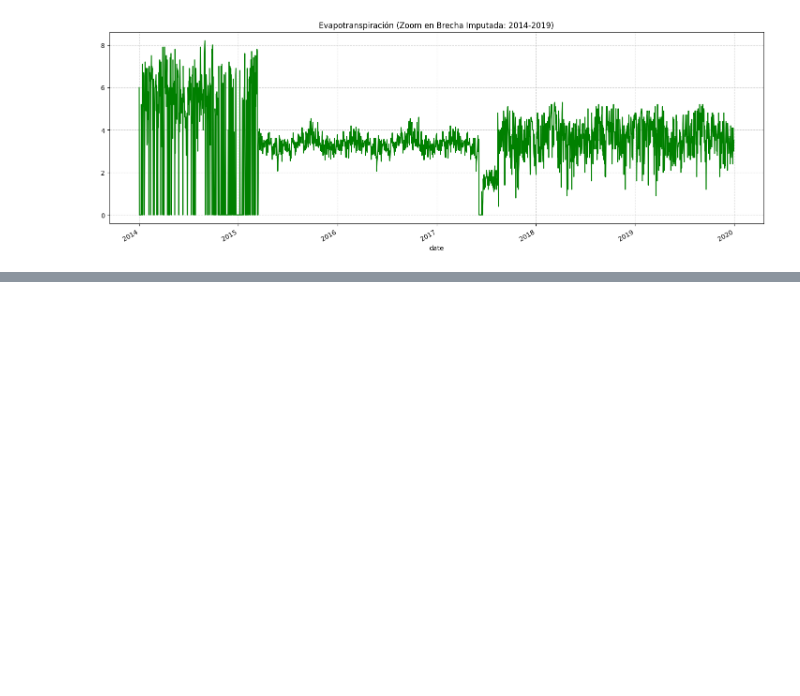
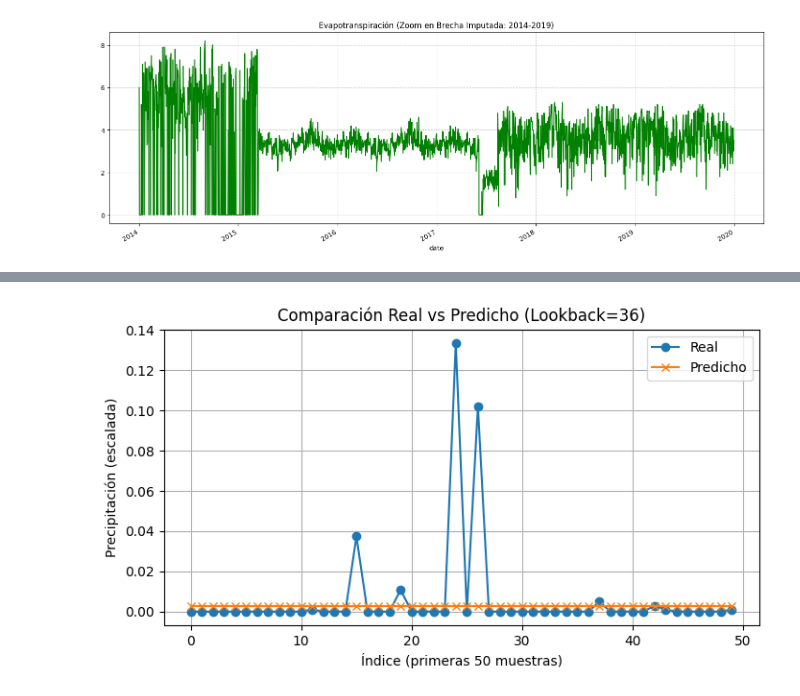
Before and after one commit to Laura9704/Fundamentos_MCD, a Jupyter notebook: Modelo_RNN.ipynb, the cells around one changed output, grey strips where cells are left out. Drawn from its saved outputs; the diff is of its cells as text; code cells hidden in the pictures; blank space fills up the shorter version.

```diff
--- a/Modelo_RNN.ipynb
+++ b/Modelo_RNN.ipynb
@@ -747,0 +630,12 @@ print("--- ENTRENAMIENTO RNN TERMINADO ---")
+# %%
+plt.figure(figsize=(8, 4))
+plt.plot(pred_df['Real'][:50].values, label='Real', marker='o')
+plt.plot(pred_df['Predicho'][:50].values, label='Predicho', marker='x')
+plt.title(f'Comparación Real vs Predicho (Lookback={best_lookback})')
+plt.xlabel('Índice (primeras 50 muestras)')
+plt.ylabel('Precipitación (escalada)')
+plt.legend()
+plt.grid(True)
+plt.show()
+# %% [output]
+[figure, added]
```
Also changed, not shown: parts of 46 cells of this notebook.
